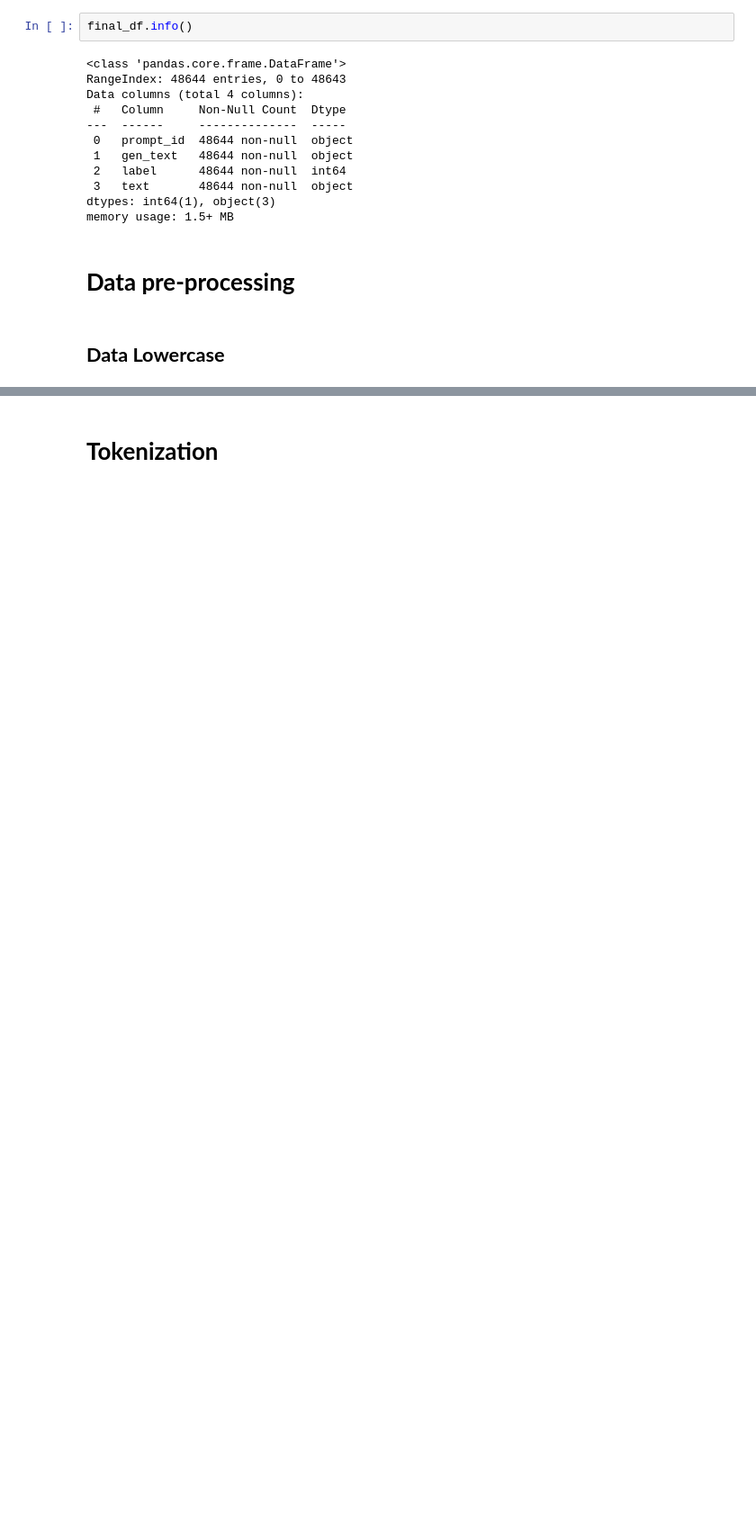
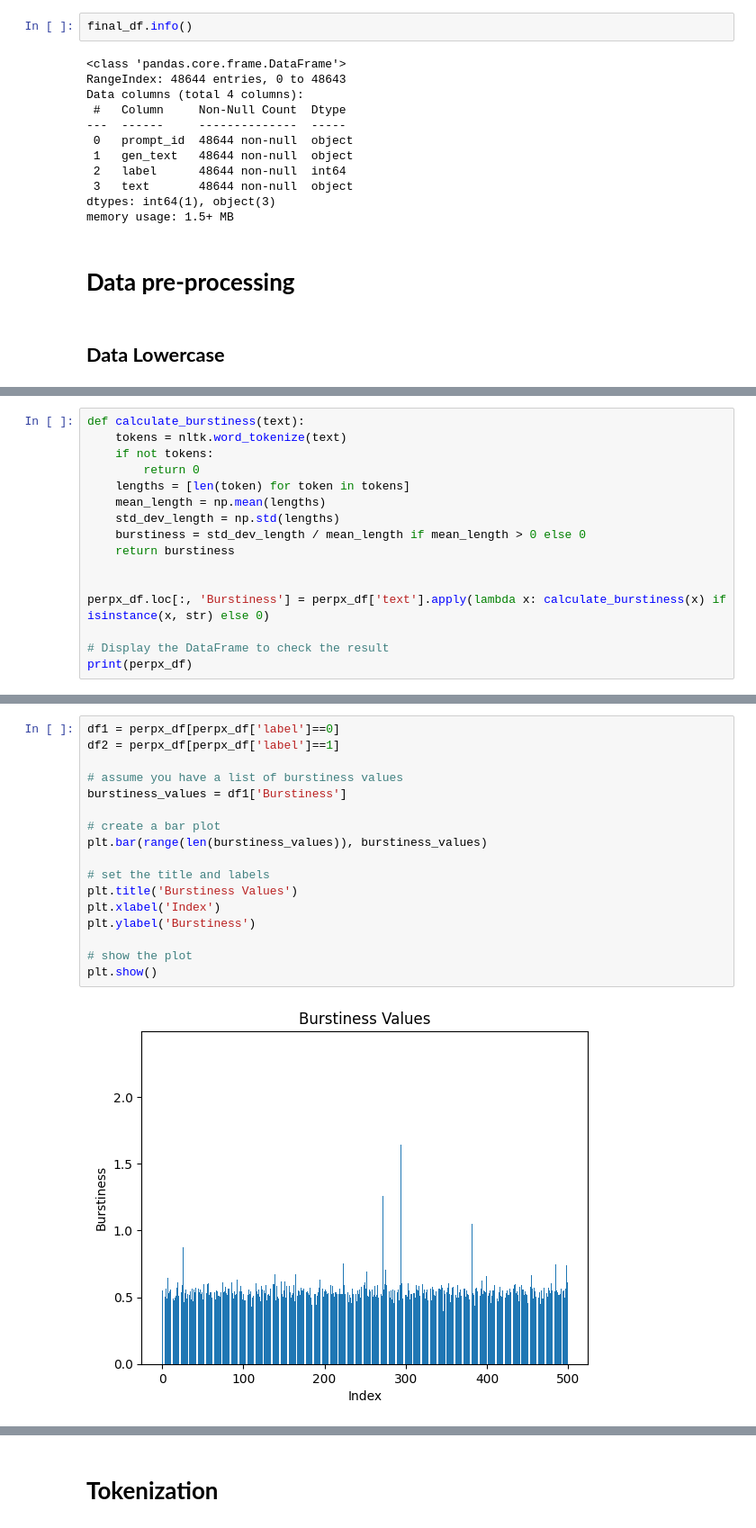
Before and after one commit to ankesh86/IntroductionToMachineLearning, a Jupyter notebook: DataPreprocessing.ipynb, the cells around one changed output, grey strips where cells are left out. Shown at 90% size. Cells and saved outputs as stored; diff of their text form; blank space fills up the shorter version.

```diff
--- a/DataPreprocessing.ipynb
+++ b/DataPreprocessing.ipynb
@@ -174,0 +339,16 @@ dtype: int64
+# %%
+def calculate_burstiness(text):
+    tokens = nltk.word_tokenize(text)
+    if not tokens:
+        return 0
+    lengths = [len(token) for token in tokens]
+    mean_length = np.mean(lengths)
+    std_dev_length = np.std(lengths)
+    burstiness = std_dev_length / mean_length if mean_length > 0 else 0
+    return burstiness
+
+
+perpx_df.loc[:, 'Burstiness'] = perpx_df['text'].apply(lambda x: calculate_burstiness(x) if isinstance(x, str) else 0)
+
+# Display the DataFrame to check the result
+print(perpx_df)
@@ -174,0 +373,19 @@ dtype: int64
+# %%
+df1 = perpx_df[perpx_df['label']==0]
+df2 = perpx_df[perpx_df['label']==1]
+
+# assume you have a list of burstiness values
+burstiness_values = df1['Burstiness']
+
+# create a bar plot
+plt.bar(range(len(burstiness_values)), burstiness_values)
+
+# set the title and labels
+plt.title('Burstiness Values')
+plt.xlabel('Index')
+plt.ylabel('Burstiness')
+
+# show the plot
+plt.show()
+# %% [output]
+[figure, added]
```
Also changed, not shown: parts of 42 cells of this notebook.
